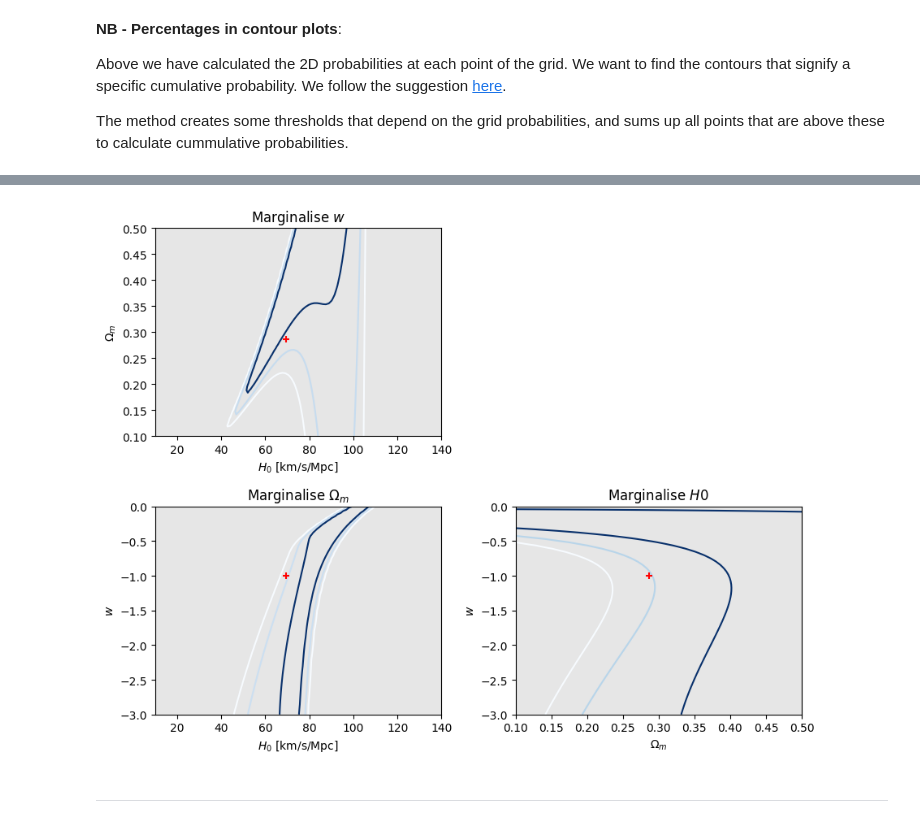
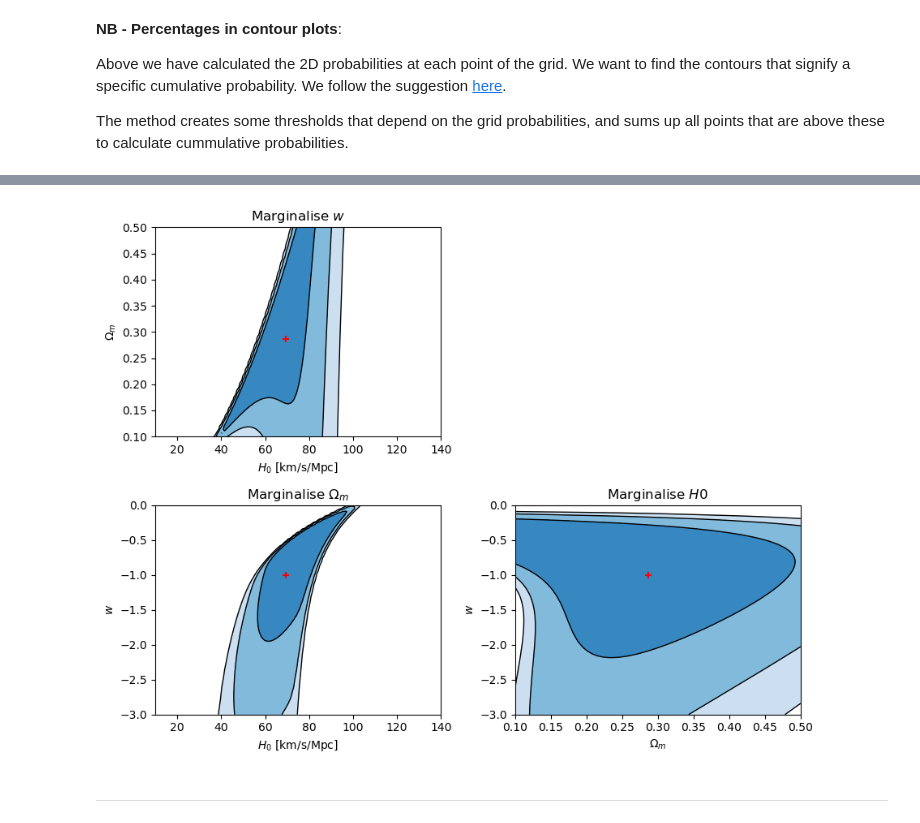
Before and after one commit to MariosNT/FRB_GW_association_cosmo, a Jupyter notebook: Notebooks/Cosmo_constraints.ipynb, the cells around one changed output, grey strips where cells are left out. Saved outputs shown, nothing was run; the diff lists cells and outputs as text; code cells hidden in the pictures.

```diff
--- a/Notebooks/Cosmo_constraints.ipynb
+++ b/Notebooks/Cosmo_constraints.ipynb
@@ -617,38 +613,43 @@ plt.show()
 # %%
 fig = plt.figure(figsize=(9, 7))
 ax1 = fig.add_subplot(221)
 ax3 = fig.add_subplot(223)
 ax4 = fig.add_subplot(224)
 
+blues = cm.get_cmap("Blues", 10)
 
-ax1.contour(H_Om, Om_H0, P2d_H0Om, levels=t_contours_H0Om, cmap='Blues')
+
+ax1.contourf(H_Om, Om_H0, P2d_H0Om, levels=t_contours_H0Om, colors=[blues(2), blues(4), blues(6)], extend='max')
+ax1.contour(H_Om, Om_H0, P2d_H0Om, levels=t_contours_H0Om, colors="black", linewidths=1)
 ax1.scatter(HUBBLE, OMEGA_MATTER, marker='+', c='r', zorder=10)
 ax1.set_ylabel(r'$\Omega_m$')
 ax1.set_xlabel(r'$H_0$ [km/s/Mpc]')
-ax1.set_facecolor('0.9')
+ax1.set_facecolor('1.0')
 ax1.set_title(r'Marginalise $w$')
 
 
-ax3.contour(H_w, w_H, P2d_H0w.T, levels=t_contours_H0w, cmap='Blues')
+ax3.contourf(H_w, w_H, P2d_H0w.T, levels=t_contours_H0w, colors=[blues(2), blues(4), blues(6)], extend='max')
+ax3.contour(H_w, w_H, P2d_H0w.T, levels=t_contours_H0w, colors="black", linewidths=1)
 ax3.scatter(HUBBLE, W_LAMBDA, marker='+', c='r', zorder=10)
 ax3.set_ylabel(r'$w$')
 ax3.set_xlabel(r'$H_0$ [km/s/Mpc]')
-ax3.set_facecolor('0.9')
+ax3.set_facecolor('1.0')
 ax3.set_title(r'Marginalise $\Omega_m$')
 
 
-ax4.contour(Om_w, w_Om, P2d_Omw.T, levels=t_contours_Omw, cmap='Blues')
+ax4.contourf(Om_w, w_Om, P2d_Omw.T, levels=t_contours_Omw, colors=[blues(2), blues(4), blues(6)], extend='max')
+ax4.contour(Om_w, w_Om, P2d_Omw.T, levels=t_contours_Omw, colors="black", linewidths=1)
 ax4.scatter(OMEGA_MATTER, W_LAMBDA, marker='+', c='r', zorder=10)
 ax4.set_xlabel(r'$\Omega_m$')
 ax4.set_ylabel(r'$w$')
-ax4.set_facecolor('0.9')
+ax4.set_facecolor('1.0')
 ax4.set_title(r'Marginalise $H0$')
 
 
 plt.tight_layout()
 plt.show()
 # %% [output]
-[figure, old version]
+[figure, new version]
 # %% [markdown]
 ---------------------------------------------------
 # %% [markdown]
```
Also changed, not shown: parts of 55 cells of this notebook, 1 other file.
